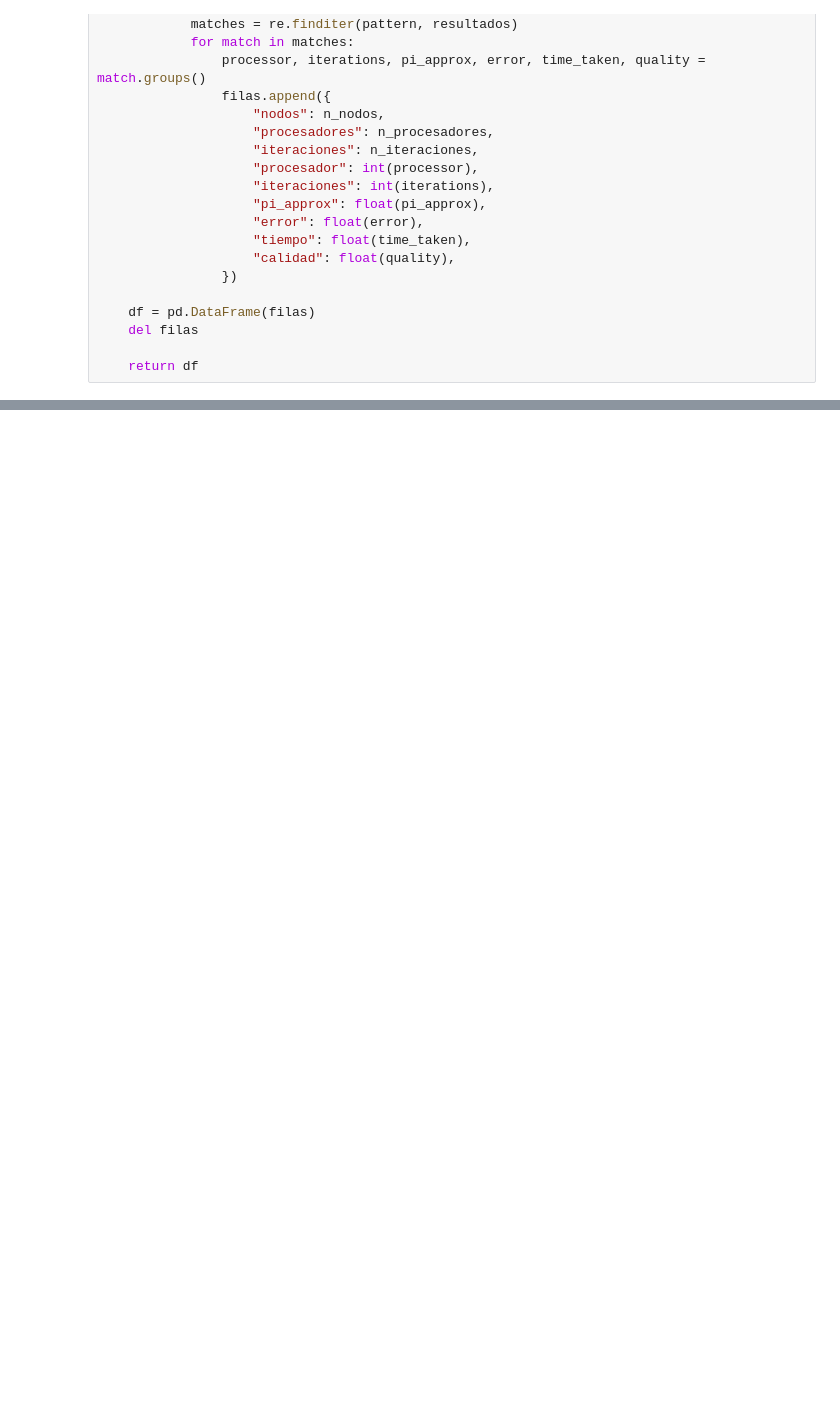
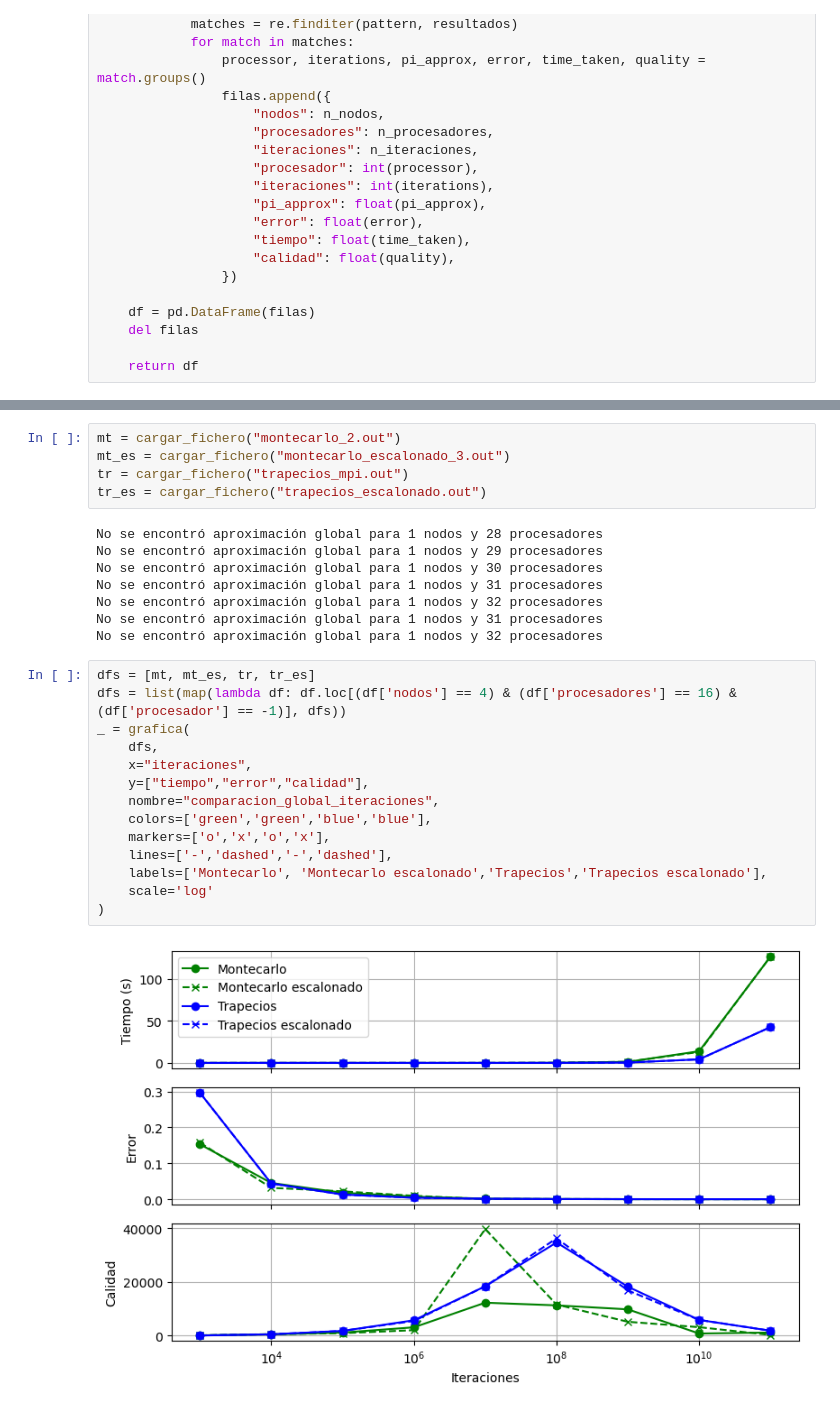
Before and after one commit to AndyBarcia/sistemas-paralelos, a Jupyter notebook: montecarlo/graficas.ipynb, the cells around one changed output, grey strips where cells are left out. Saved outputs shown, nothing was run; the diff lists cells and outputs as text; blank space fills up the shorter version.

```diff
--- a/montecarlo/graficas.ipynb
+++ b/montecarlo/graficas.ipynb
@@ -217,0 +333,29 @@ def grafica_en_funcion_de_iteraciones(df, tipo, n_nodos=4, n_procesadores=16):
+# %%
+mt = cargar_fichero("montecarlo_2.out")
+mt_es = cargar_fichero("montecarlo_escalonado_3.out")
+tr = cargar_fichero("trapecios_mpi.out")
+tr_es = cargar_fichero("trapecios_escalonado.out")
+# %% [output]
+No se encontró aproximación global para 1 nodos y 28 procesadores
+No se encontró aproximación global para 1 nodos y 29 procesadores
+No se encontró aproximación global para 1 nodos y 30 procesadores
+No se encontró aproximación global para 1 nodos y 31 procesadores
+No se encontró aproximación global para 1 nodos y 32 procesadores
+No se encontró aproximación global para 1 nodos y 31 procesadores
+No se encontró aproximación global para 1 nodos y 32 procesadores
+# %%
+dfs = [mt, mt_es, tr, tr_es]
+dfs = list(map(lambda df: df.loc[(df['nodos'] == 4) & (df['procesadores'] == 16) & (df['procesador'] == -1)], dfs))
+_ = grafica(
+    dfs,
+    x="iteraciones",
+    y=["tiempo","error","calidad"],
+    nombre="comparacion_global_iteraciones",
+    colors=['green','green','blue','blue'],
+    markers=['o','x','o','x'],
+    lines=['-','dashed','-','dashed'],
+    labels=['Montecarlo', 'Montecarlo escalonado','Trapecios','Trapecios escalonado'],
+    scale='log'
+)
+# %% [output]
+[figure, added]
```
Also changed, not shown: parts of 23 cells of this notebook, 28 other files.
